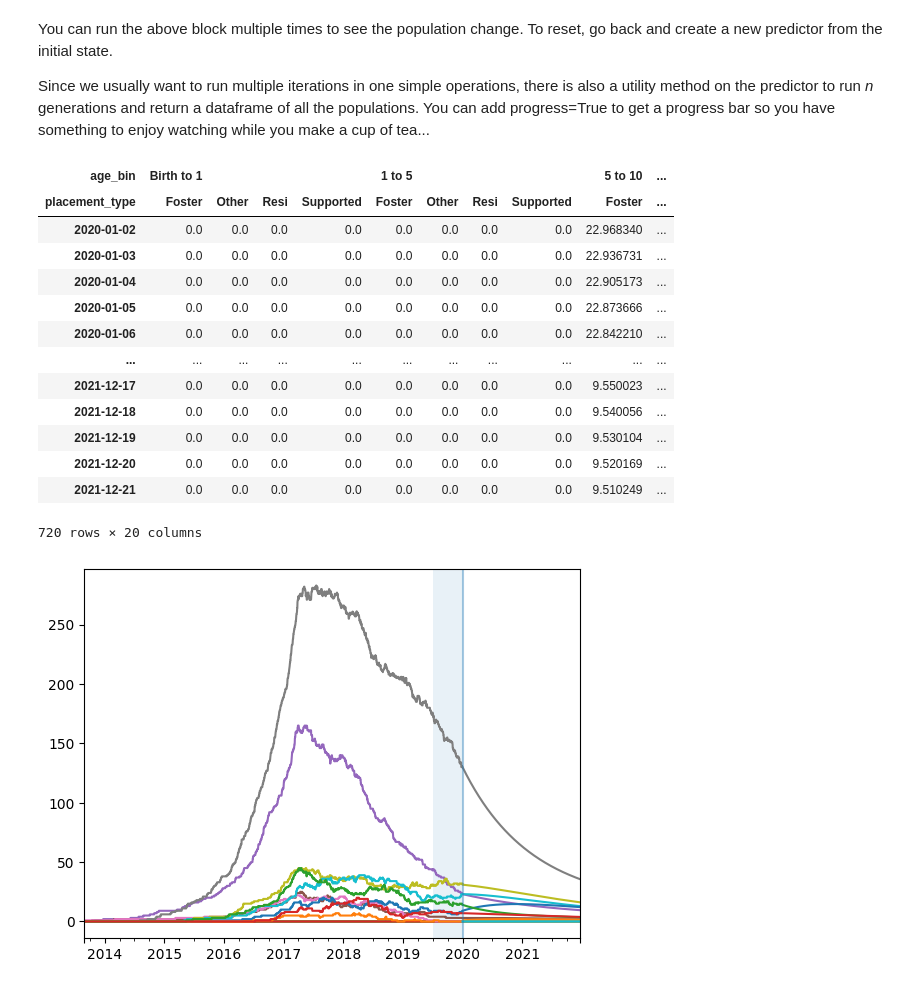
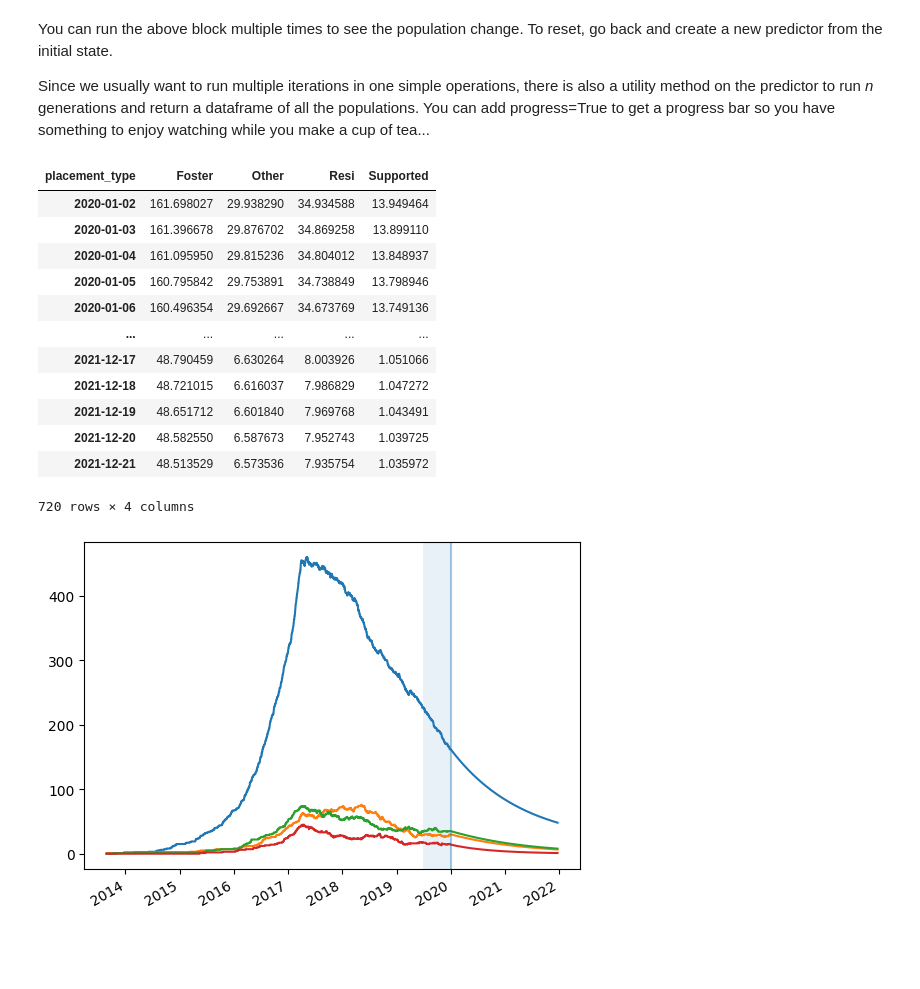
Before and after one commit to data-to-insight/cs-demand-model, a Jupyter notebook: docs/predict.ipynb, the cells around one changed output. Saved outputs shown, nothing was run; the diff lists cells and outputs as text; code cells hidden in the pictures; blank space fills up the shorter version.

```diff
--- a/docs/predict.ipynb
+++ b/docs/predict.ipynb
@@ -75,30 +80,32 @@ Since we usually want to run multiple iterations in one simple operations, there
 # %%
 predictor = ModelPredictor.from_model(stats, start_date, end_date)
 predicted_pop = predictor.predict(720, progress=True)  # Predict 720 days forward
-predicted_pop
+predicted_pop.groupby(level=1, axis=1).sum()
 # %% [output]
-| age_bin | Birth to 1 |  |  |  | 1 to 5 |  |  |  | 5 to 10 | ... |
-| placement_type | Foster | Other | Resi | Supported | Foster | Other | Resi | Supported | Foster | ... |
-| 2020-01-02 | 0.0 | 0.0 | 0.0 | 0.0 | 0.0 | 0.0 | 0.0 | 0.0 | 22.968340 | ... |
-| 2020-01-03 | 0.0 | 0.0 | 0.0 | 0.0 | 0.0 | 0.0 | 0.0 | 0.0 | 22.936731 | ... |
-| 2020-01-04 | 0.0 | 0.0 | 0.0 | 0.0 | 0.0 | 0.0 | 0.0 | 0.0 | 22.905173 | ... |
-| 2020-01-05 | 0.0 | 0.0 | 0.0 | 0.0 | 0.0 | 0.0 | 0.0 | 0.0 | 22.873666 | ... |
-| 2020-01-06 | 0.0 | 0.0 | 0.0 | 0.0 | 0.0 | 0.0 | 0.0 | 0.0 | 22.842210 | ... |
-| ... | ... | ... | ... | ... | ... | ... | ... | ... | ... | ... |
-| 2021-12-17 | 0.0 | 0.0 | 0.0 | 0.0 | 0.0 | 0.0 | 0.0 | 0.0 | 9.550023 | ... |
-| 2021-12-18 | 0.0 | 0.0 | 0.0 | 0.0 | 0.0 | 0.0 | 0.0 | 0.0 | 9.540056 | ... |
-| 2021-12-19 | 0.0 | 0.0 | 0.0 | 0.0 | 0.0 | 0.0 | 0.0 | 0.0 | 9.530104 | ... |
-| 2021-12-20 | 0.0 | 0.0 | 0.0 | 0.0 | 0.0 | 0.0 | 0.0 | 0.0 | 9.520169 | ... |
-| 2021-12-21 | 0.0 | 0.0 | 0.0 | 0.0 | 0.0 | 0.0 | 0.0 | 0.0 | 9.510249 | ... |
+| placement_type | Foster | Other | Resi | Supported |
+| 2020-01-02 | 161.698027 | 29.938290 | 34.934588 | 13.949464 |
+| 2020-01-03 | 161.396678 | 29.876702 | 34.869258 | 13.899110 |
+| 2020-01-04 | 161.095950 | 29.815236 | 34.804012 | 13.848937 |
+| 2020-01-05 | 160.795842 | 29.753891 | 34.738849 | 13.798946 |
+| 2020-01-06 | 160.496354 | 29.692667 | 34.673769 | 13.749136 |
+| ... | ... | ... | ... | ... |
+| 2021-12-17 | 48.790459 | 6.630264 | 8.003926 | 1.051066 |
+| 2021-12-18 | 48.721015 | 6.616037 | 7.986829 | 1.047272 |
+| 2021-12-19 | 48.651712 | 6.601840 | 7.969768 | 1.043491 |
+| 2021-12-20 | 48.582550 | 6.587673 | 7.952743 | 1.039725 |
+| 2021-12-21 | 48.513529 | 6.573536 | 7.935754 | 1.035972 |
-720 rows × 20 columns
+720 rows × 4 columns
 # %%
 historic_pop = stats.stock.loc[:end_date]
 combined_pop = pd.concat([historic_pop, predicted_pop], axis=0)
+
+# Remove this to see individual sequences
+combined_pop = combined_pop.groupby(level=1, axis=1).sum()
 
 combined_pop.plot(legend=False)
 pp.axvline(end_date, alpha=0.4)
 pp.axvspan(start_date, end_date, alpha=0.1)
 pp.show()
 # %% [output]
-[figure, old version]
+[figure, new version]
 # %%
```
Also changed, not shown: parts of 5 cells of this notebook, 4 other files.
